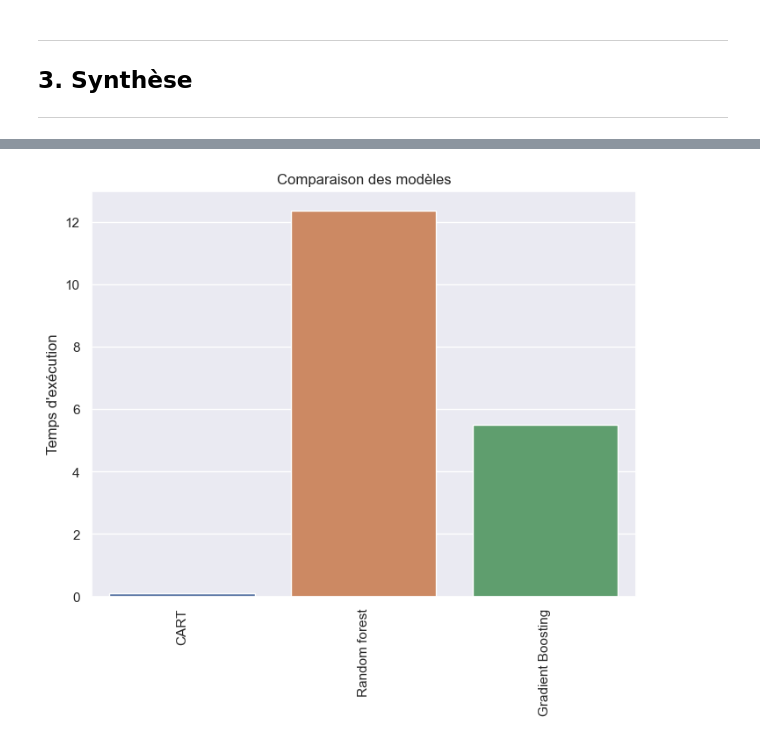
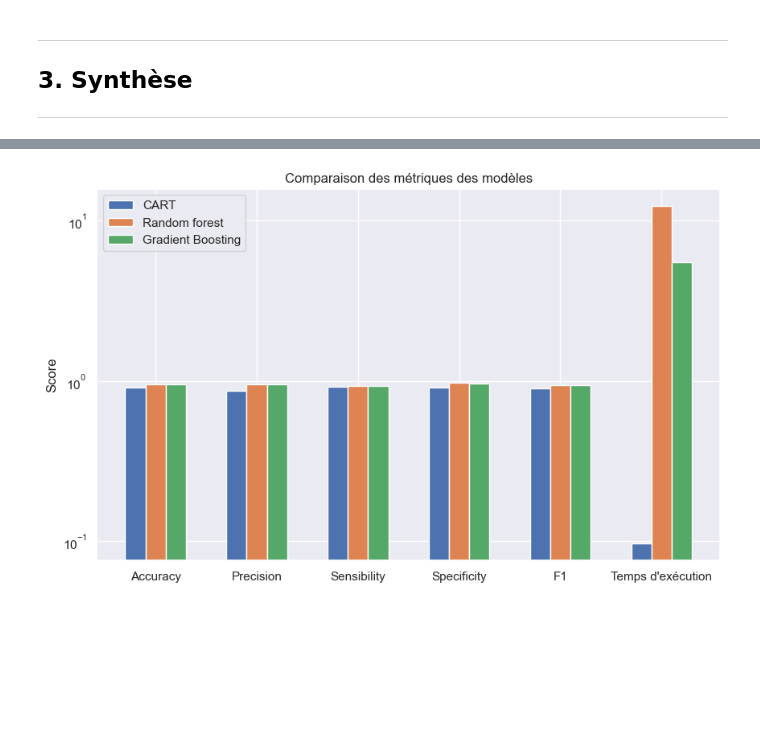
Before and after one commit to GillesBour/formation-data-science, a Jupyter notebook: BLOC3/notebooks/Exercice_classification_spam.ipynb, the cells around one changed output, grey strips where cells are left out. Saved outputs shown, nothing was run; the diff lists cells and outputs as text; code cells hidden in the pictures; blank space fills up the shorter version.

Commit message:
graph update

```diff
--- a/BLOC3/notebooks/Exercice_classification_spam.ipynb
+++ b/BLOC3/notebooks/Exercice_classification_spam.ipynb
@@ -417,15 +347,32 @@ plt.show()
-# %%
-execution_time_model = {}
-execution_time_model['CART']              = execution_time_cart
-execution_time_model['Random forest']     = execution_time_rf
-execution_time_model['Gradient Boosting'] = execution_time_gb
-
-sns.set_theme(style='darkgrid')
-fig, ax = plt.subplots(figsize=(8, 6))
-sns.barplot(x=list(execution_time_model.keys()), y=list(execution_time_model.values()), ax=ax)
-ax.tick_params(axis='x', labelrotation=90)
-ax.set_ylabel("Temps d'exécution")
-ax.set_title('Comparaison des modèles')
-plt.show()
-# %% [output]
-[figure, removed]
+# %%
+import numpy as np
+
+# Préparation des données pour le graphique comparatif
+
+metrics = ['Accuracy', 'Precision', 'Sensibility', 'Specificity', 'F1', 'Temps d\'exécution']
+models = ['CART', 'Random forest', 'Gradient Boosting']
+
+values = [
+    [accuracy_cart, precision_cart, sensibility_cart, specificity_cart, f1_cart, execution_time_cart],
+    [accuracy_rf, precision_rf, sensibility_rf, specificity_rf, f1_rf, execution_time_rf],
+    [accuracy_gb, precision_gb, sensibility_gb, specificity_gb, f1_gb, execution_time_gb],
+]
+
+values = np.array(values)
+
+fig, ax = plt.subplots(figsize=(10, 6))
+bar_width = 0.2
+x = np.arange(len(metrics))
+
+for i, model in enumerate(models):
+    ax.bar(x + i * bar_width, values[i], width=bar_width, label=model)
+
+ax.set_xticks(x + bar_width)
+ax.set_xticklabels(metrics)
+ax.set_ylabel('Score')
+ax.set_title('Comparaison des métriques des modèles')
+ax.legend()
+ax.set_yscale('log')
+plt.show()
+# %% [output]
+[figure, added]
```
Also changed, not shown: parts of 5 cells of this notebook.
